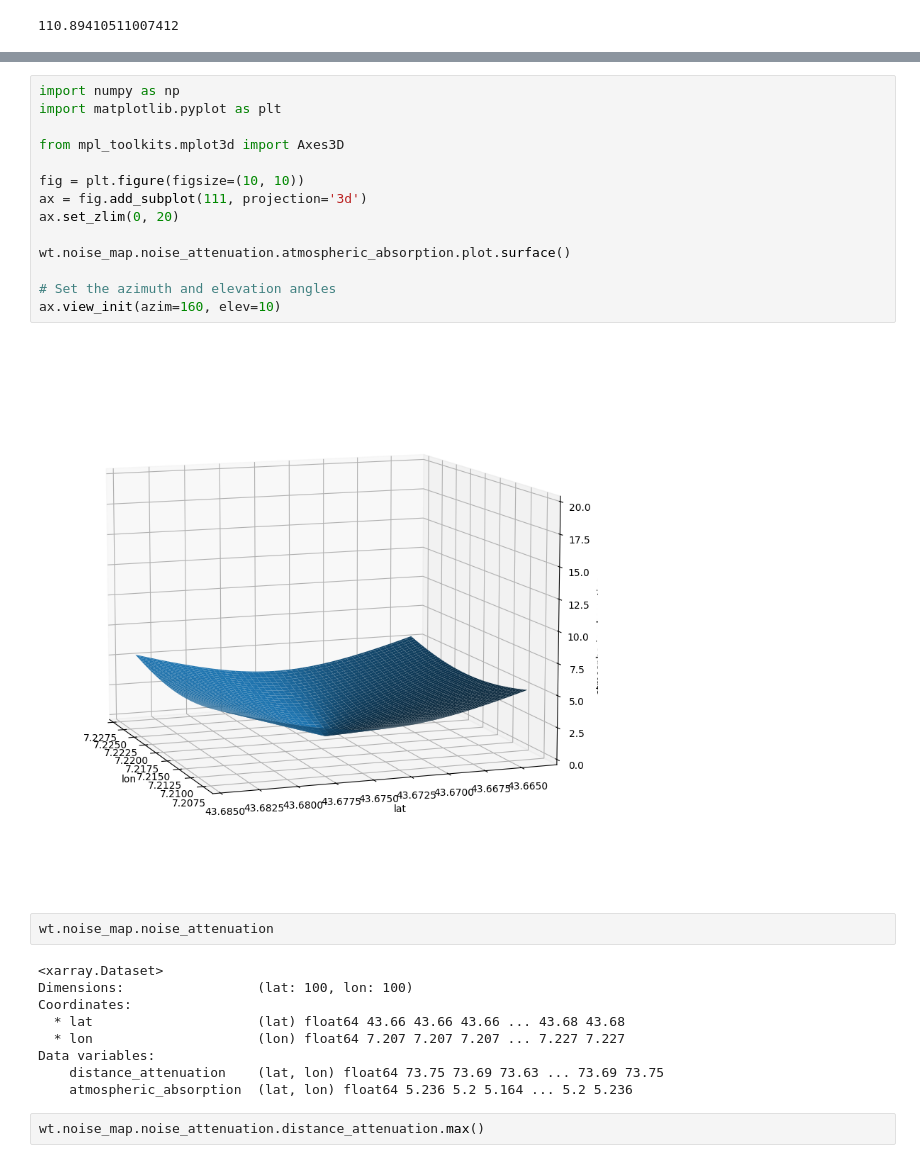
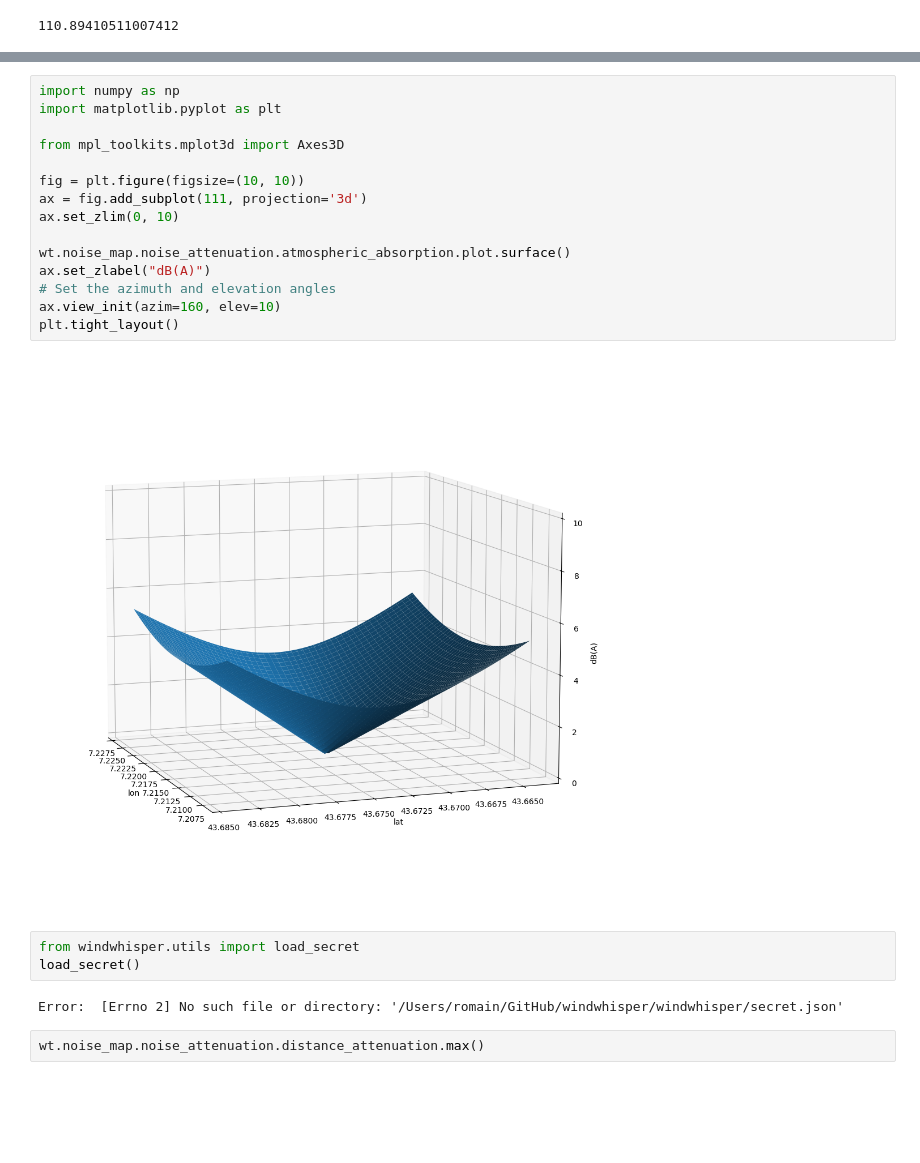
Before and after one commit to nmcdtu/windwhisper, a Jupyter notebook: dev/generate_noise_map.ipynb, the cells around one changed output, grey strips where cells are left out. Cells and saved outputs as stored; diff of their text form; blank space fills up the shorter version.

```diff
--- a/dev/generate_noise_map.ipynb
+++ b/dev/generate_noise_map.ipynb
@@ -103,30 +105,25 @@ ax.view_init(azim=160, elev=10)
 # %%
 import numpy as np
 import matplotlib.pyplot as plt
 
 from mpl_toolkits.mplot3d import Axes3D
 
 fig = plt.figure(figsize=(10, 10))
 ax = fig.add_subplot(111, projection='3d')
-ax.set_zlim(0, 20)
+ax.set_zlim(0, 10)
 
 wt.noise_map.noise_attenuation.atmospheric_absorption.plot.surface()
-
+ax.set_zlabel("dB(A)")
 # Set the azimuth and elevation angles
 ax.view_init(azim=160, elev=10)
+plt.tight_layout()
 # %% [output]
-[figure, old version]
+[figure, new version]
 # %%
-wt.noise_map.noise_attenuation
+from windwhisper.utils import load_secret
+load_secret()
 # %% [output]
-<xarray.Dataset>
-Dimensions:                 (lat: 100, lon: 100)
-Coordinates:
-  * lat                     (lat) float64 43.66 43.66 43.66 ... 43.68 43.68
-  * lon                     (lon) float64 7.207 7.207 7.207 ... 7.227 7.227
-Data variables:
-    distance_attenuation    (lat, lon) float64 73.75 73.69 73.63 ... 73.69 73.75
-    atmospheric_absorption  (lat, lon) float64 5.236 5.2 5.164 ... 5.2 5.236
+Error:  [Errno 2] No such file or directory: '/Users/romain/GitHub/windwhisper/windwhisper/secret.json'
 # %%
 wt.noise_map.noise_attenuation.distance_attenuation.max()
 # %% [output]
```
Also changed, not shown: parts of 1 cell of this notebook, 4 other files.
